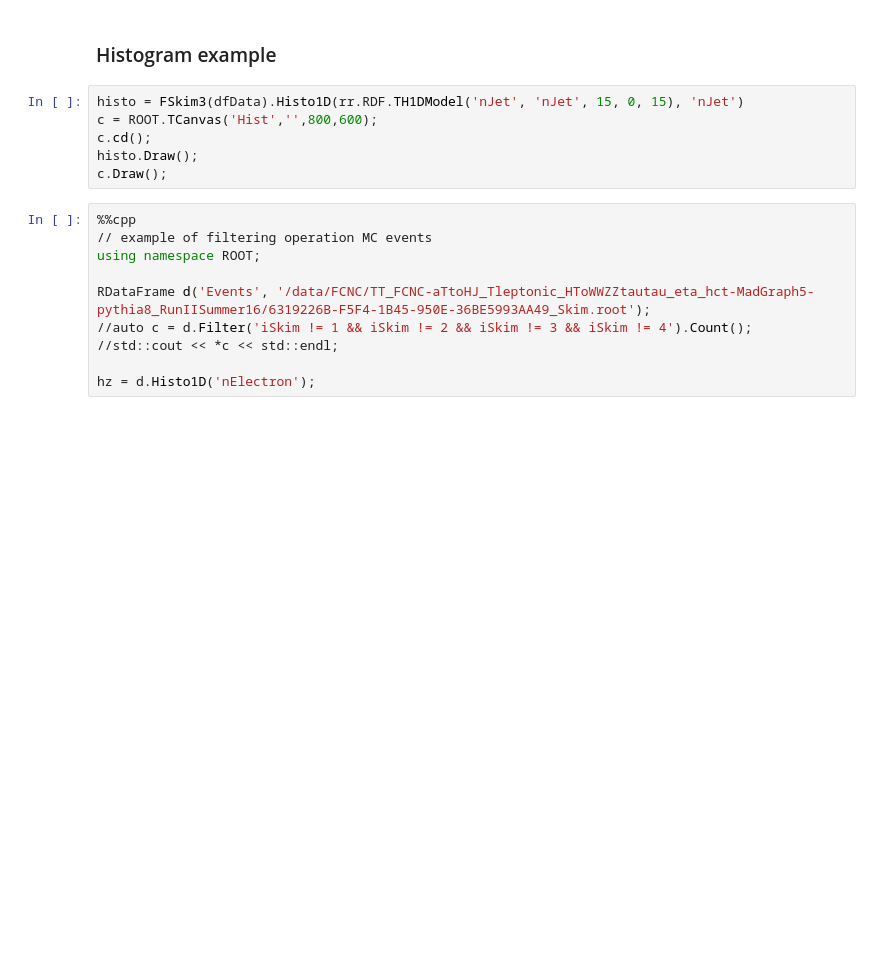
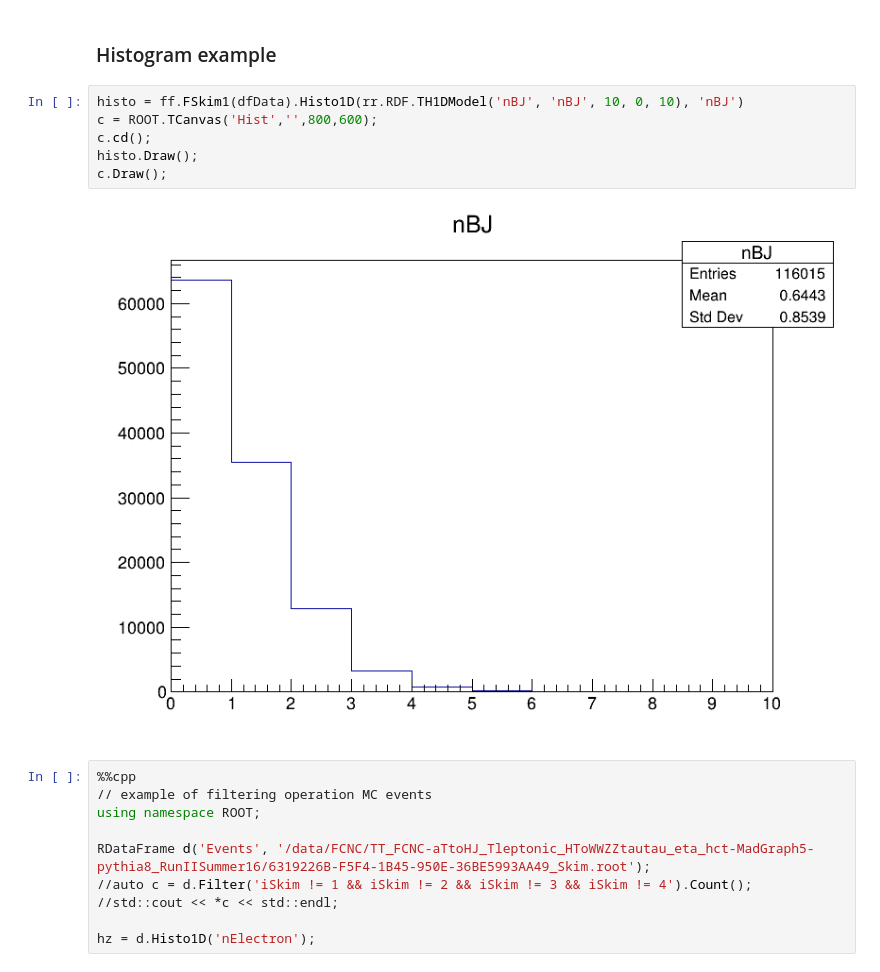
Before and after one commit to TommasoStentella/CMS_FCNC_project, a Jupyter notebook: worker.ipynb, the cells around one changed output. Saved outputs shown, nothing was run; the diff lists cells and outputs as text; blank space fills up the shorter version.

```diff
--- a/worker.ipynb
+++ b/worker.ipynb
@@ -425,11 +447,13 @@ prova
 # %% [markdown]
 ### Histogram example
 # %%
-histo = FSkim3(dfData).Histo1D(rr.RDF.TH1DModel('nJet', 'nJet', 15, 0, 15), 'nJet')
+histo = ff.FSkim1(dfData).Histo1D(rr.RDF.TH1DModel('nBJ', 'nBJ', 10, 0, 10), 'nBJ')
 c = ROOT.TCanvas('Hist','',800,600);
 c.cd();
 histo.Draw();
 c.Draw();
+# %% [output]
+[figure, added]
 # %%
 %%cpp
 // example of filtering operation MC events
```
Also changed, not shown: parts of 8 cells of this notebook, 6 other files.
